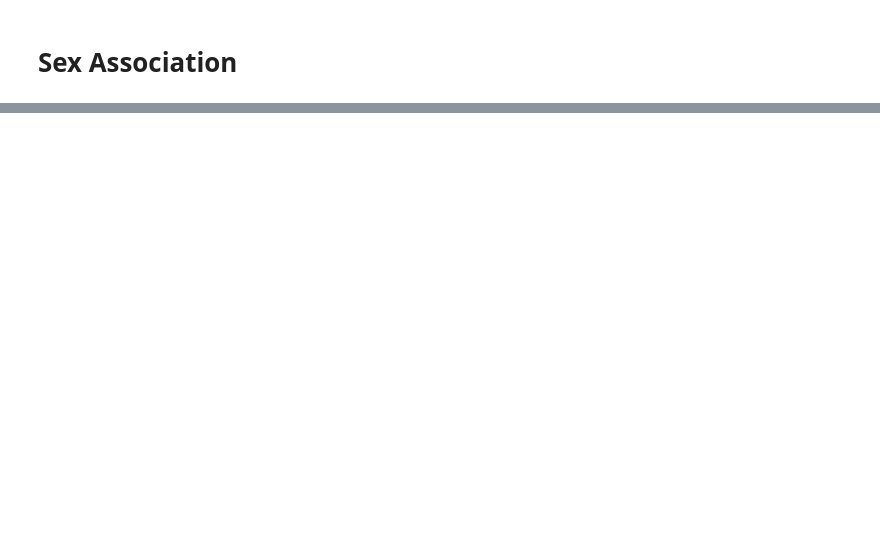
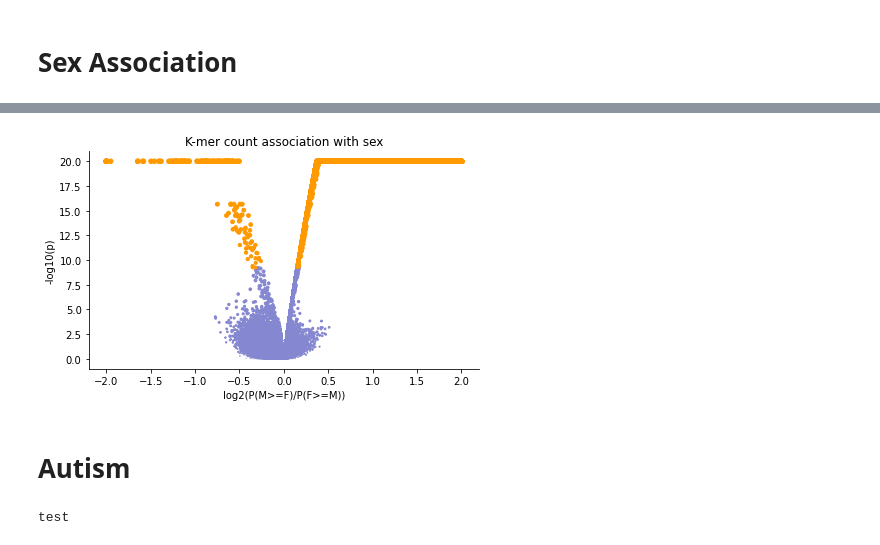
Before and after one commit to briannachrisman/alt_haplotypes, a Jupyter notebook: src/sex_and_autism_association/autism_and_sex_association_scratch.ipynb, the cells around one changed output, grey strips where cells are left out. Saved outputs shown, nothing was run; the diff lists cells and outputs as text; code cells hidden in the pictures; blank space fills up the shorter version.

```diff
--- a/src/sex_and_autism_association/autism_and_sex_association_scratch.ipynb
+++ b/src/sex_and_autism_association/autism_and_sex_association_scratch.ipynb
@@ -6,4 +6,4 @@ import tqdm
 import scipy.stats as stats
 import matplotlib.pyplot as plt
 
-N_BATCH = 0 #int(sys.argv[3])
+FIG_DIR = '/home/groups/dpwall/briannac/alt_haplotypes/results/autism_and_sex_association/'
@@ -471,0 +63,36 @@ array(['CTCCTTTCCAAAGCACTGCACTCTACTCCACTCCACTACATTCCACTCCACTCCAATCCATTCTGTTCCATT
+# %%
+pvals_sex[1] = [max(p,1e-20) for p in pvals_sex[1]] # Clip pvalues.
+pvals_sex[2] = [max(e,-2) if e<0 else min(e,2) for e in np.log2(pvals_sex[2])] # Clip pvalues.
+# %%
+#pvals_sex = pd.read_table('/home/groups/dpwall/briannac/alt_haplotypes/results/autism_and_sex_association/pvals_sex.tsv', sep='\t', index_col=0, header=None)
+#kmer_covs_sex = pd.read_table('/home/groups/dpwall/briannac/alt_haplotypes/results/autism_and_sex_association/sig_covs_sex.tsv', sep='\t', index_col=0, header=None)
+#kmer_covs_sex.columns = bam_mappings.index
+
+cutoff = .05/len(pvals_sex)
+no_sig =pvals_sex[pvals_sex[1]>=cutoff].sample(frac=.01)
+yes_sig = pvals_sex[pvals_sex[1]<cutoff].sample(frac=.01)
+
+f, ax = plt.subplots(figsize=(7,4))
+plt.scatter(no_sig[2], -np.log10(no_sig[1]),
+            s=-np.log10(no_sig[1]), color='#8687d1')
+plt.scatter(yes_sig[2], -np.log10(yes_sig[1]),
+            s=-np.log10(yes_sig[1]), color='#ff9900')
+
+ax.spines['top'].set_visible(False)
+ax.spines['right'].set_visible(False)
+#ax.spines['bottom'].set_visible(False)
+#ax.spines['left'].set_visible(False)
+plt.xlabel('log2(P(M>=F)/P(F>=M))')
+plt.ylabel('-log10(p)')
+plt.title('K-mer count association with sex')
+plt.savefig(FIG_DIR + 'kmer_count_association_w_sex.svg', transparent=True)
+plt.savefig(FIG_DIR + 'kmer_count_association_w_sex.pdf', transparent=True)
+plt.show()
+# %% [output]
+[figure, added]
+# %% [markdown]
+# Autism
+# %%
+print("test")
+# %% [output]
+test
```
Also changed, not shown: parts of 42 cells of this notebook, 47 other files.
